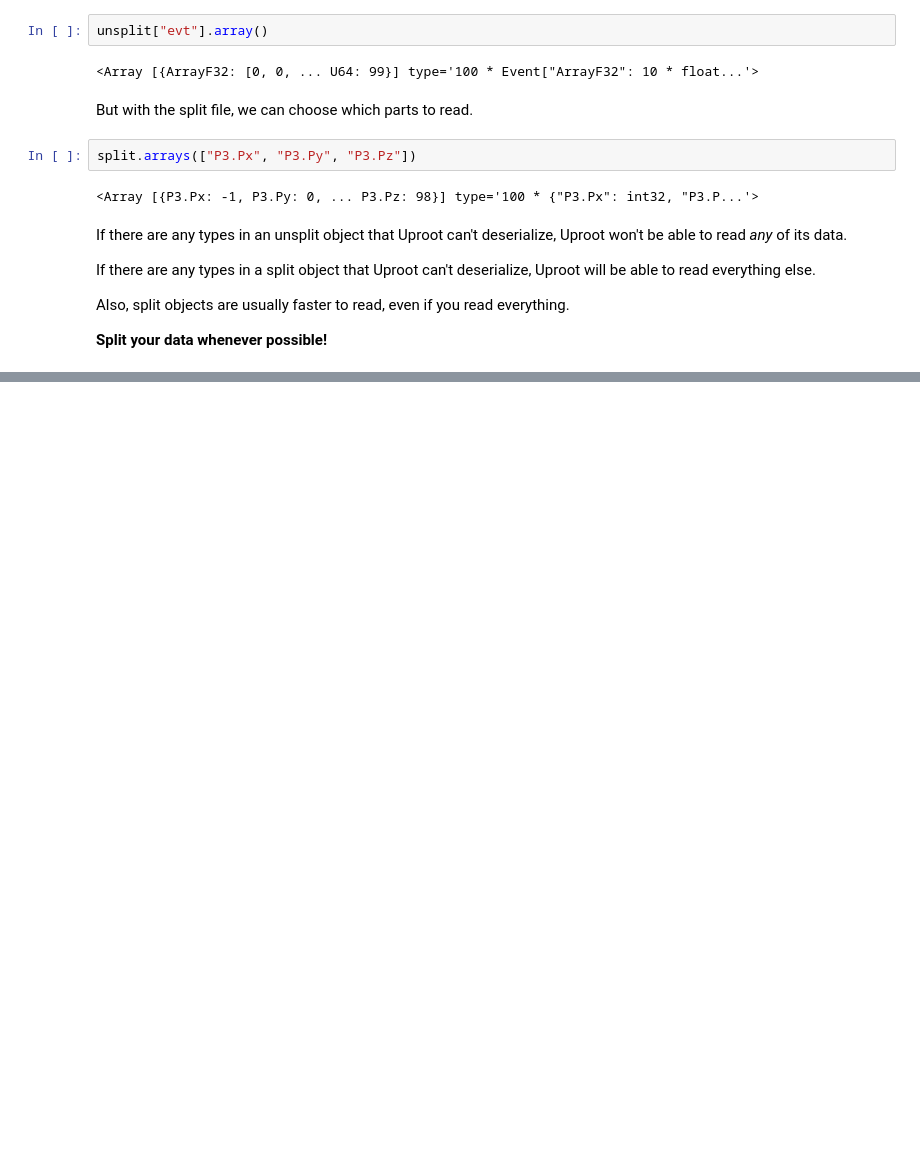
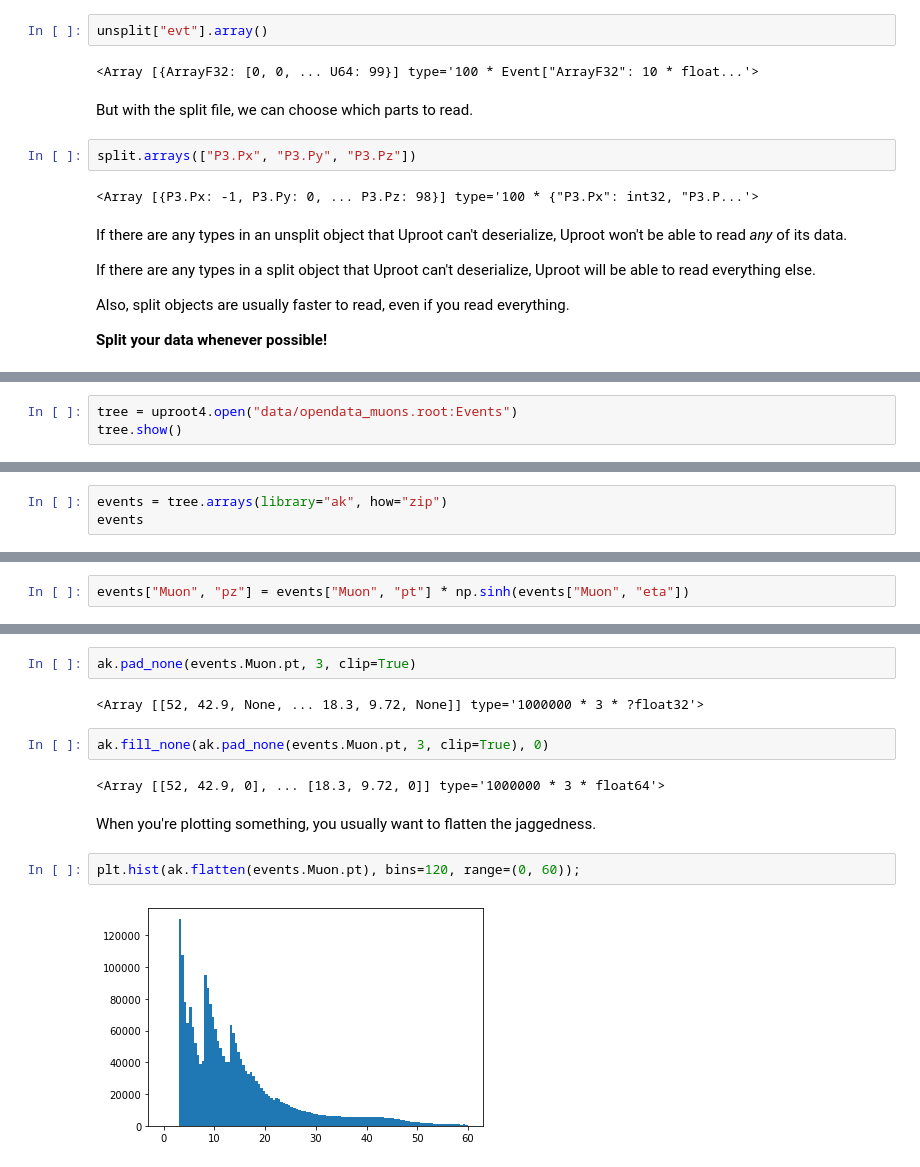
Before and after one commit to jpivarski-talks/2020-07-13-pyhep2020-tutorial, a Jupyter notebook: tutorial.ipynb, the cells around one changed output, grey strips where cells are left out. Drawn from its saved outputs; the diff is of its cells as text; blank space fills up the shorter version.

```diff
--- a/tutorial.ipynb
+++ b/tutorial.ipynb
@@ -844,0 +851,3 @@ Also, split objects are usually faster to read, even if you read everything.
+# %%
+tree = uproot4.open("data/opendata_muons.root:Events")
+tree.show()
@@ -844,0 +874,3 @@ Also, split objects are usually faster to read, even if you read everything.
+# %%
+events = tree.arrays(library="ak", how="zip")
+events
@@ -844,0 +923,2 @@ Also, split objects are usually faster to read, even if you read everything.
+# %%
+events["Muon", "pz"] = events["Muon", "pt"] * np.sinh(events["Muon", "eta"])
@@ -844,0 +995,14 @@ Also, split objects are usually faster to read, even if you read everything.
+# %%
+ak.pad_none(events.Muon.pt, 3, clip=True)
+# %% [output]
+<Array [[52, 42.9, None, ... 18.3, 9.72, None]] type='1000000 * 3 * ?float32'>
+# %%
+ak.fill_none(ak.pad_none(events.Muon.pt, 3, clip=True), 0)
+# %% [output]
+<Array [[52, 42.9, 0], ... [18.3, 9.72, 0]] type='1000000 * 3 * float64'>
+# %% [markdown]
+When you're plotting something, you usually want to flatten the jaggedness.
+# %%
+plt.hist(ak.flatten(events.Muon.pt), bins=120, range=(0, 60));
+# %% [output]
+[figure, added]
```
Also changed, not shown: parts of 52 cells of this notebook, 4 other files.
